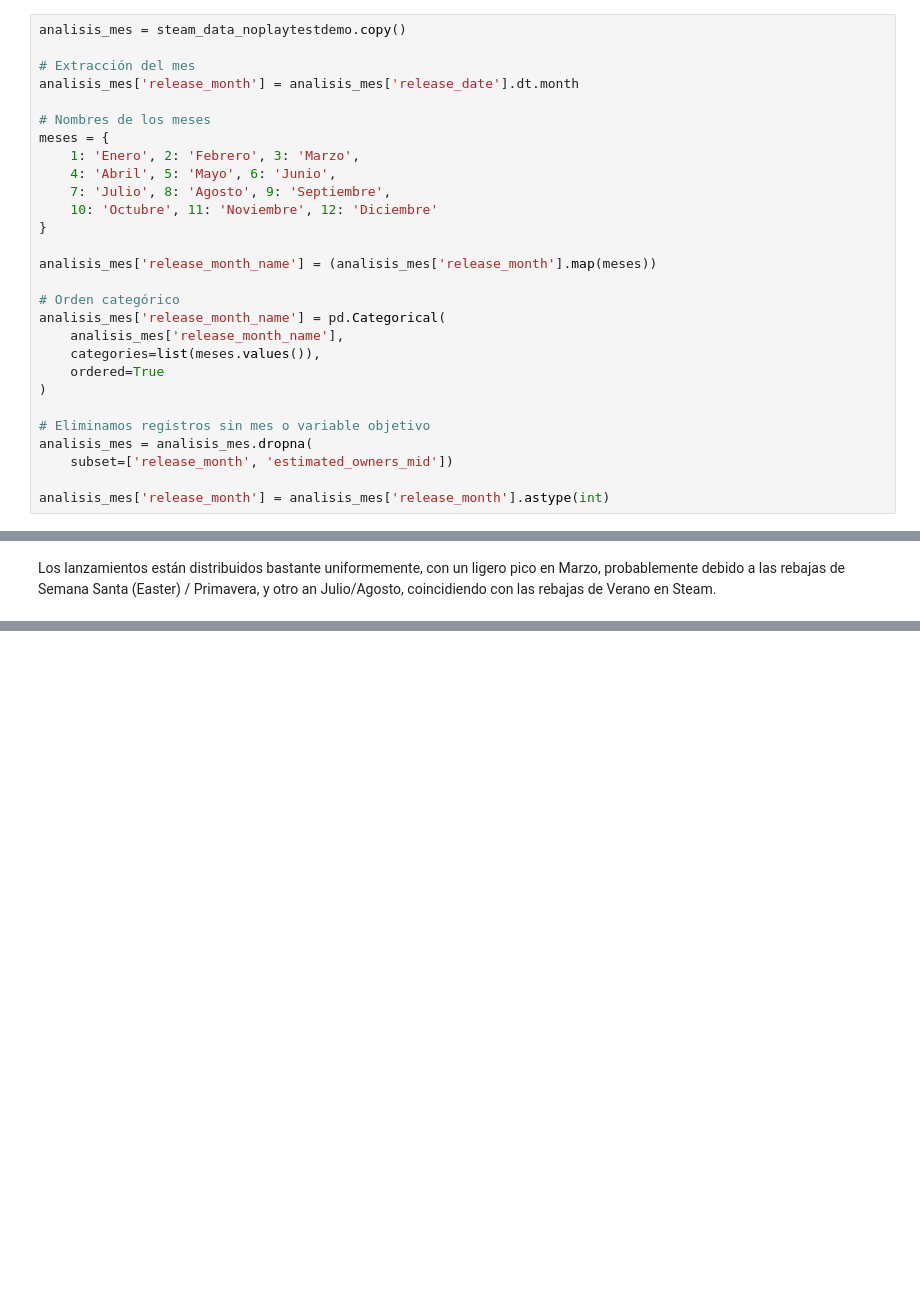
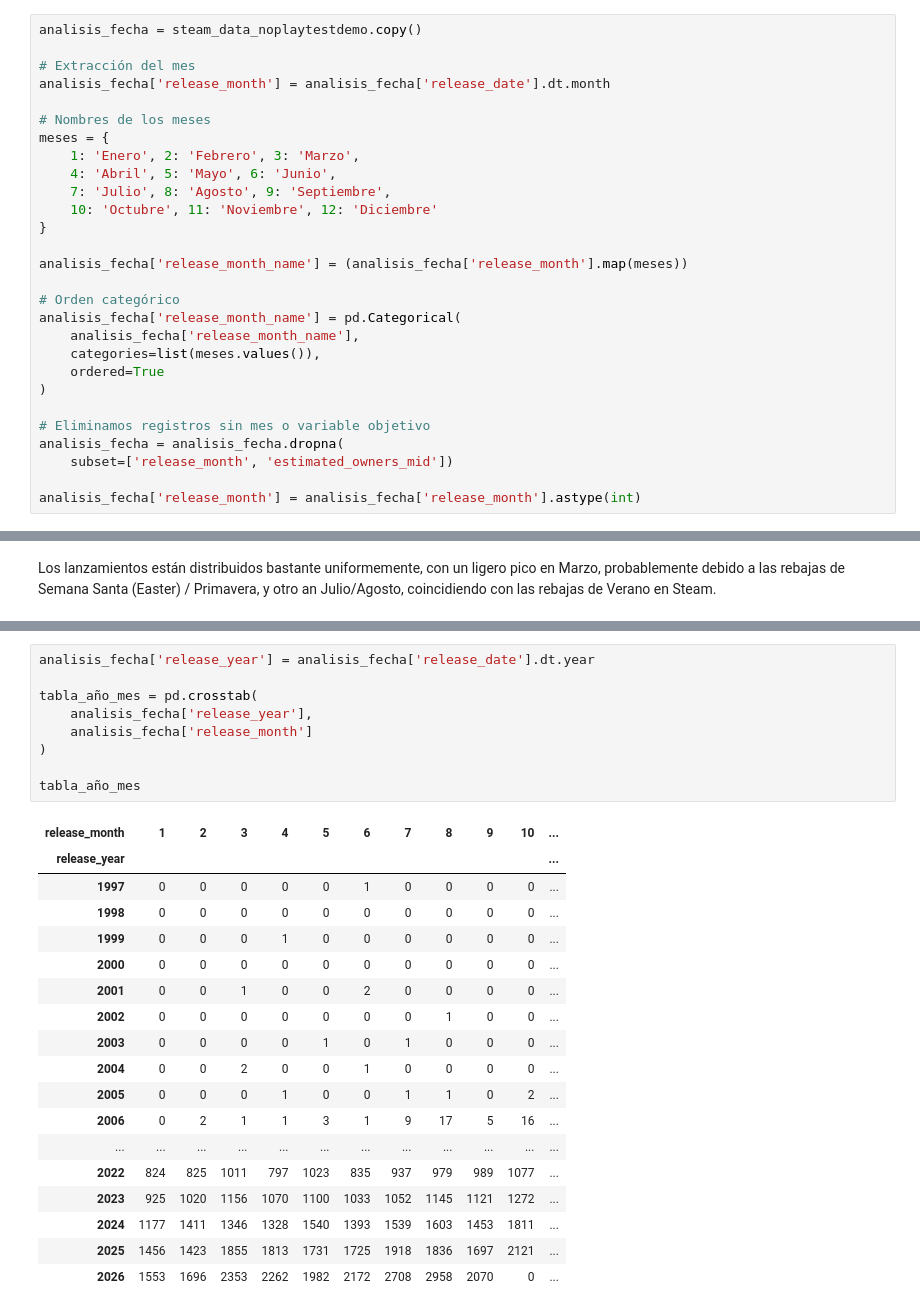
Before and after one commit to GuillemD/TFM, a Jupyter notebook: TFM.ipynb, the cells around one changed output, grey strips where cells are left out. Saved outputs shown, nothing was run; the diff lists cells and outputs as text; blank space fills up the shorter version.

```diff
--- a/TFM.ipynb
+++ b/TFM.ipynb
@@ -613,10 +629,10 @@ La fecha de lanzamiento va a ser una de las piezas claves del proyecto y parte i
 
 Vamos a hacer un análisis general de esta variable:
 # %%
-analisis_mes = steam_data_noplaytestdemo.copy()
+analisis_fecha = steam_data_noplaytestdemo.copy()
 
 # Extracción del mes
-analisis_mes['release_month'] = analisis_mes['release_date'].dt.month
+analisis_fecha['release_month'] = analisis_fecha['release_date'].dt.month
 
 # Nombres de los meses
 meses = {
@@ -626,19 +642,19 @@ meses = {
     10: 'Octubre', 11: 'Noviembre', 12: 'Diciembre'
 }
 
-analisis_mes['release_month_name'] = (analisis_mes['release_month'].map(meses))
+analisis_fecha['release_month_name'] = (analisis_fecha['release_month'].map(meses))
 
 # Orden categórico
-analisis_mes['release_month_name'] = pd.Categorical(
-    analisis_mes['release_month_name'],
+analisis_fecha['release_month_name'] = pd.Categorical(
+    analisis_fecha['release_month_name'],
     categories=list(meses.values()),
     ordered=True
 )
 
 # Eliminamos registros sin mes o variable objetivo
-analisis_mes = analisis_mes.dropna(
+analisis_fecha = analisis_fecha.dropna(
     subset=['release_month', 'estimated_owners_mid'])
 
-analisis_mes['release_month'] = analisis_mes['release_month'].astype(int)
+analisis_fecha['release_month'] = analisis_fecha['release_month'].astype(int)
 # %%
 lanzamientos_mes = (
@@ -690,0 +817,28 @@ Los lanzamientos están distribuidos bastante uniformemente, con un ligero pico
+# %%
+analisis_fecha['release_year'] = analisis_fecha['release_date'].dt.year
+
+tabla_año_mes = pd.crosstab(
+    analisis_fecha['release_year'],
+    analisis_fecha['release_month']
+)
+
+tabla_año_mes
+# %% [output]
+| release_month | 1 | 2 | 3 | 4 | 5 | 6 | 7 | 8 | 9 | 10 | ... |
+| release_year |  |  |  |  |  |  |  |  |  |  | ... |
+| 1997 | 0 | 0 | 0 | 0 | 0 | 1 | 0 | 0 | 0 | 0 | ... |
+| 1998 | 0 | 0 | 0 | 0 | 0 | 0 | 0 | 0 | 0 | 0 | ... |
+| 1999 | 0 | 0 | 0 | 1 | 0 | 0 | 0 | 0 | 0 | 0 | ... |
+| 2000 | 0 | 0 | 0 | 0 | 0 | 0 | 0 | 0 | 0 | 0 | ... |
+| 2001 | 0 | 0 | 1 | 0 | 0 | 2 | 0 | 0 | 0 | 0 | ... |
+| 2002 | 0 | 0 | 0 | 0 | 0 | 0 | 0 | 1 | 0 | 0 | ... |
+| 2003 | 0 | 0 | 0 | 0 | 1 | 0 | 1 | 0 | 0 | 0 | ... |
+| 2004 | 0 | 0 | 2 | 0 | 0 | 1 | 0 | 0 | 0 | 0 | ... |
+| 2005 | 0 | 0 | 0 | 1 | 0 | 0 | 1 | 1 | 0 | 2 | ... |
+| 2006 | 0 | 2 | 1 | 1 | 3 | 1 | 9 | 17 | 5 | 16 | ... |
+| ... | ... | ... | ... | ... | ... | ... | ... | ... | ... | ... | ... |
+| 2022 | 824 | 825 | 1011 | 797 | 1023 | 835 | 937 | 979 | 989 | 1077 | ... |
+| 2023 | 925 | 1020 | 1156 | 1070 | 1100 | 1033 | 1052 | 1145 | 1121 | 1272 | ... |
+| 2024 | 1177 | 1411 | 1346 | 1328 | 1540 | 1393 | 1539 | 1603 | 1453 | 1811 | ... |
+| 2025 | 1456 | 1423 | 1855 | 1813 | 1731 | 1725 | 1918 | 1836 | 1697 | 2121 | ... |
+| 2026 | 1553 | 1696 | 2353 | 2262 | 1982 | 2172 | 2708 | 2958 | 2070 | 0 | ... |
```
Also changed, not shown: parts of 13 cells of this notebook.
